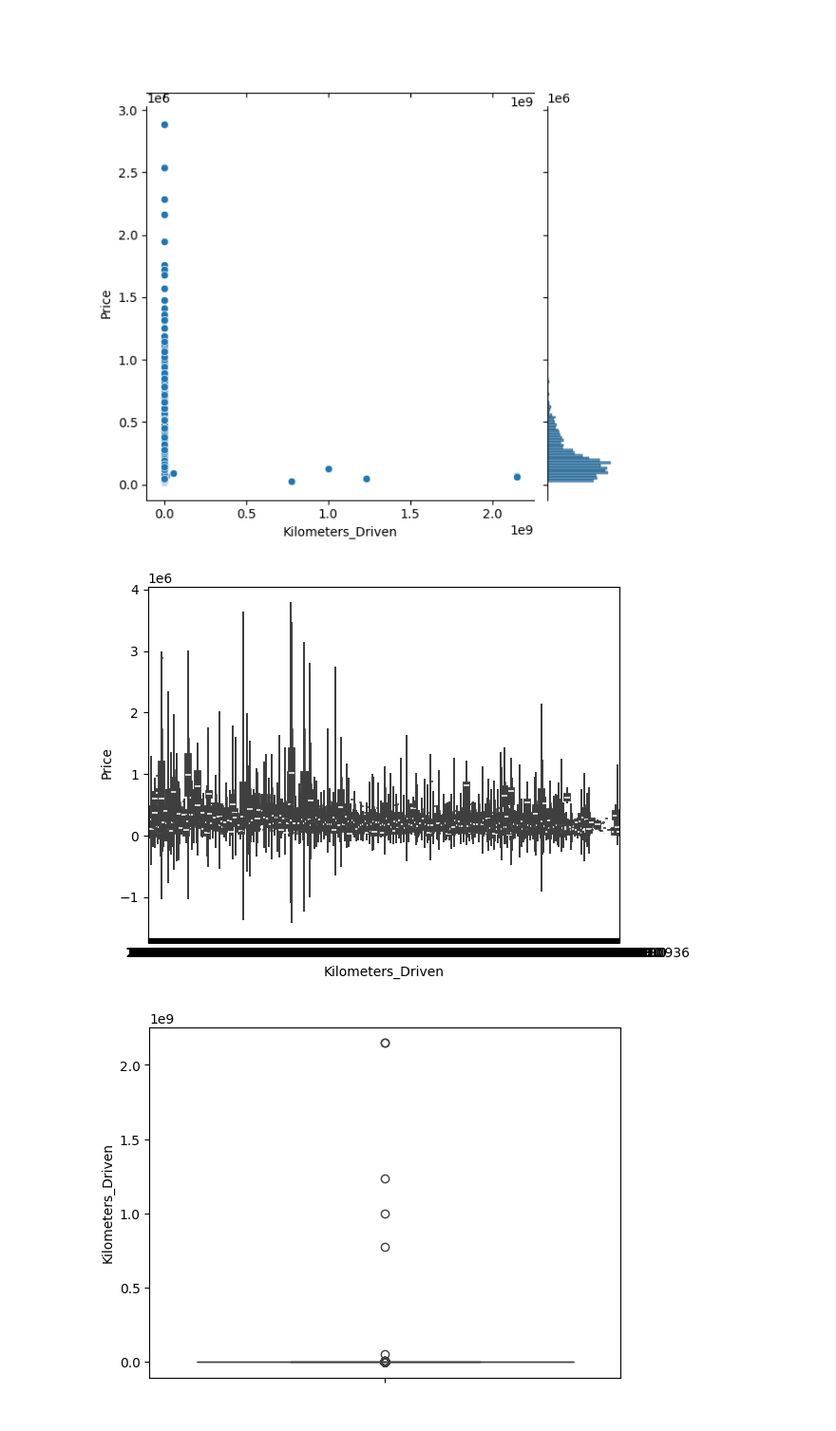
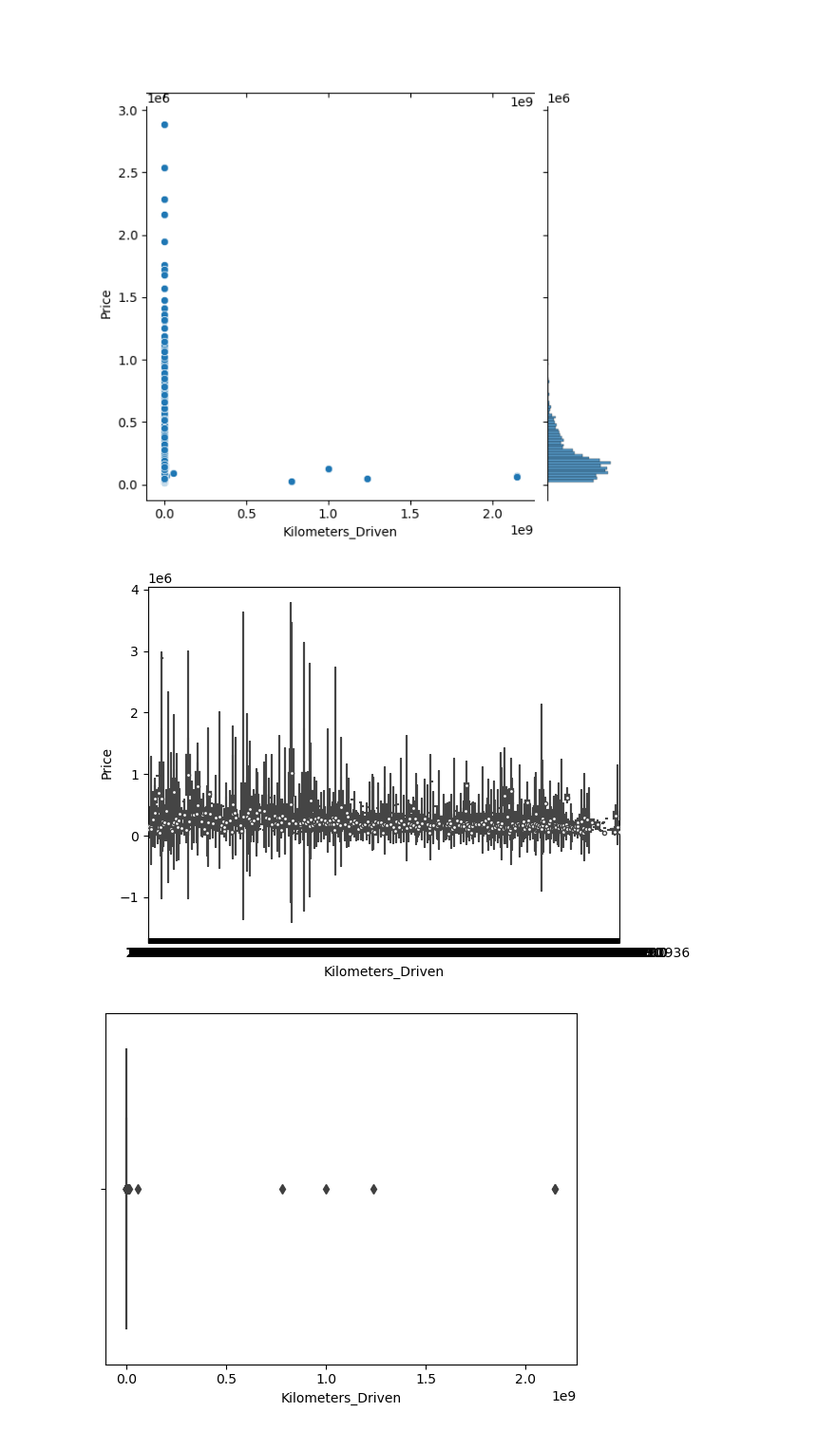
Before and after one commit to Glamorous9754/Practice-in-Jupyter, a Jupyter notebook: p-2.ipynb, the cells around one changed output. Shown: that part at 95% size. Drawn from its saved outputs; the diff is of its cells as text; code cells hidden in the pictures.

```diff
--- a/p-2.ipynb
+++ b/p-2.ipynb
@@ -5,7 +6,7 @@ import pandas as pd
 import seaborn as sns
 import matplotlib.pyplot as plt
 # %%
-df = pd.read_csv('car_price.csv',header=0,index_col=0)
+df = pd.read_csv("C:/Users/ayan1/Downloads/car_price.csv",header=0,index_col=0)
 df.head()
 # %% [output]
 |  | Manufacturer | Model | Prod_Year | Category | Leather_Interioe | Fuel_Type | Engine Volume | ... |
@@ -98,12 +99,12 @@ plt.show()
 sns.violinplot(x='Kilometers_Driven',y='Price',data=df)
 plt.show()
 # %% [output]
-[figure, old version]
+[figure, new version]
 # %%
-sns.boxplot(df['Kilometers_Driven'])
+sns.boxplot(x="Kilometers_Driven",data=df)
 plt.show()
 # %% [output]
-[figure, old version]
+[figure, new version]
 # %%
 sns.jointplot(x='Airbags',y='Price',data=df)
 plt.show()
```
Also changed, not shown: parts of 3 cells of this notebook.
